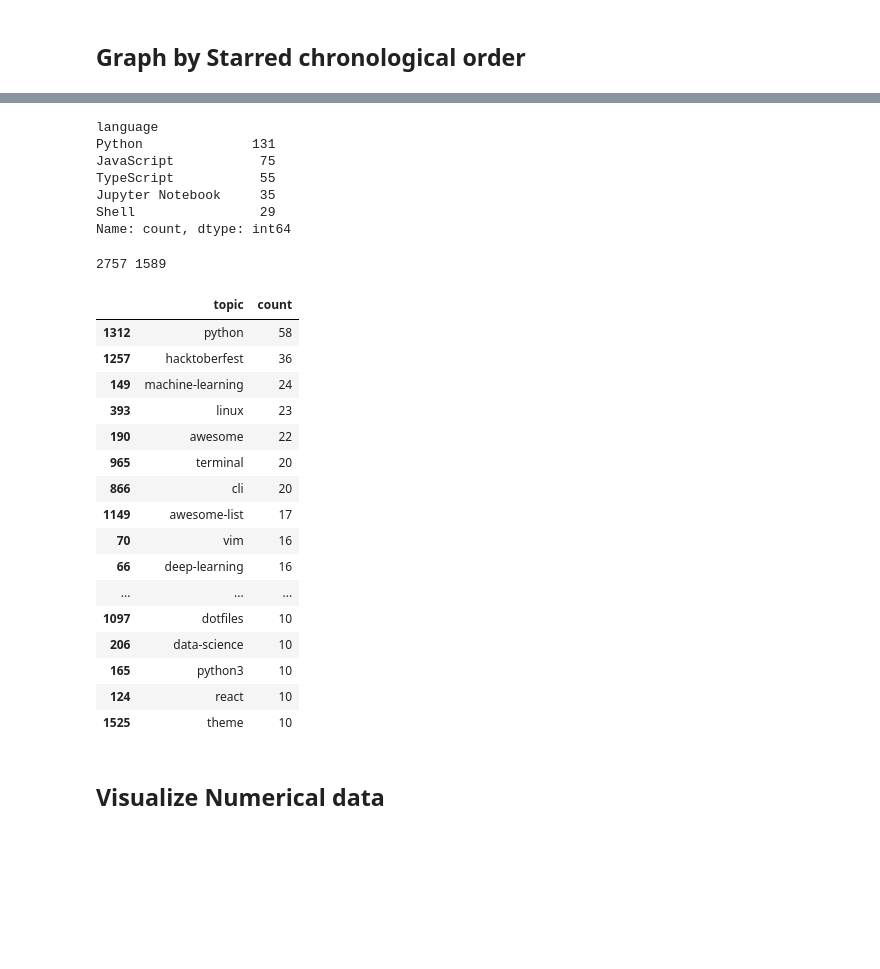
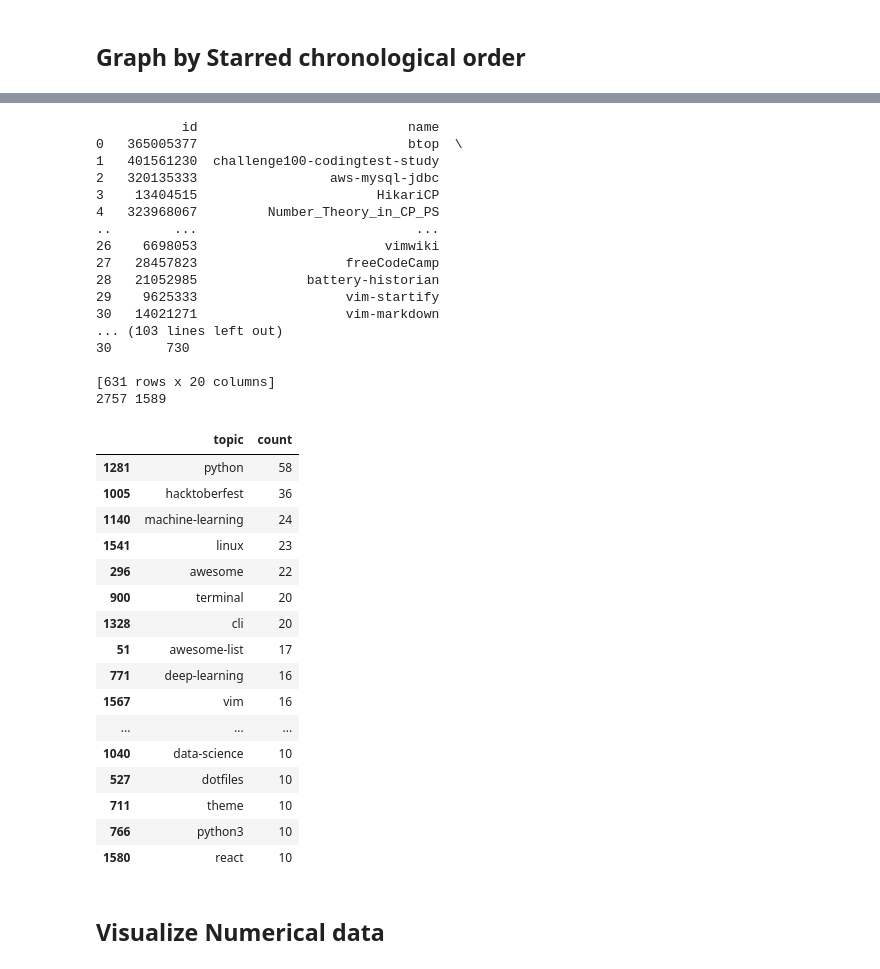
Before and after one commit to jhojin7/github-stars-viz, a Jupyter notebook: github-vis.ipynb, the cells around one changed output, grey strips where cells are left out. Drawn from its saved outputs; the diff is of its cells as text; code cells hidden in the pictures; blank space fills up the shorter version.

Commit message:
fix topics preprocessing

```diff
--- a/github-vis.ipynb
+++ b/github-vis.ipynb
@@ -45,48 +36,54 @@ chrono_df.head()
-# %%
-chrono_df["language"].value_counts().head()
-# %% [output]
-language
-Python              131
-JavaScript           75
-TypeScript           55
-Jupyter Notebook     35
-Shell                29
-Name: count, dtype: int64
 # %%
-tmp = df["topics"].explode().to_list()
-import numpy as np
+df.topics = [eval(a) for a in df.topics.array]
+print(df)
+
 all_topics = []
-for arr in tmp:
-    arr = eval(arr) # df.topics to list??
+for arr in df["topics"]:
     all_topics.extend(arr)
 topics = set(all_topics)
 print(len(all_topics), len(topics))
 
 topics_cnt = [(t, all_topics.count(t)) for t in topics]
 topics_cnt = (pd.DataFrame(topics_cnt, columns=["topic","count"])
                 .sort_values(by="count", ascending=False))
 topics_cnt = topics_cnt.loc[topics_cnt["count"]>=10]
 # topics_cnt.loc[topics_cnt["count"]<20,"topic"] = "misc"
 topics_cnt
 # %% [output]
+           id                           name
+0   365005377                           btop  \
+1   401561230  challenge100-codingtest-study
+2   320135333                 aws-mysql-jdbc
+3    13404515                       HikariCP
+4   323968067         Number_Theory_in_CP_PS
+..        ...                            ...
+26    6698053                        vimwiki
+27   28457823                   freeCodeCamp
+28   21052985              battery-historian
+29    9625333                   vim-startify
+30   14021271                   vim-markdown
+... (103 lines left out)
+30       730
+
+[631 rows x 20 columns]
 2757 1589
 |  | topic | count |
-| 1312 | python | 58 |
-| 1257 | hacktoberfest | 36 |
-| 149 | machine-learning | 24 |
-| 393 | linux | 23 |
-| 190 | awesome | 22 |
-| 965 | terminal | 20 |
-| 866 | cli | 20 |
-| 1149 | awesome-list | 17 |
-| 70 | vim | 16 |
-| 66 | deep-learning | 16 |
+| 1281 | python | 58 |
+| 1005 | hacktoberfest | 36 |
+| 1140 | machine-learning | 24 |
+| 1541 | linux | 23 |
+| 296 | awesome | 22 |
+| 900 | terminal | 20 |
+| 1328 | cli | 20 |
+| 51 | awesome-list | 17 |
+| 771 | deep-learning | 16 |
+| 1567 | vim | 16 |
 | ... | ... | ... |
-| 1097 | dotfiles | 10 |
-| 206 | data-science | 10 |
-| 165 | python3 | 10 |
-| 124 | react | 10 |
-| 1525 | theme | 10 |
+| 1040 | data-science | 10 |
+| 527 | dotfiles | 10 |
+| 711 | theme | 10 |
+| 766 | python3 | 10 |
+| 1580 | react | 10 |
 # %%
 import plotly.express as px
 topics_cnt_np = np.array(topics_cnt).T
```
Also changed, not shown: parts of 5 cells of this notebook.
